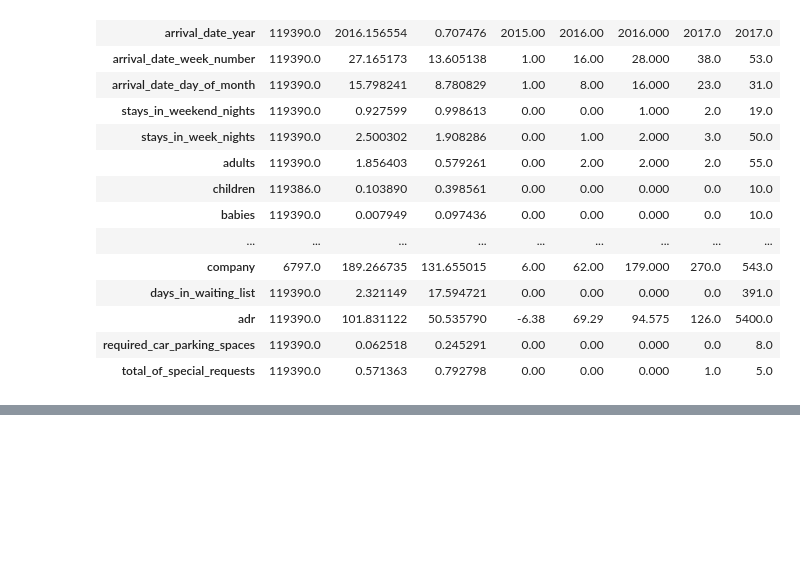
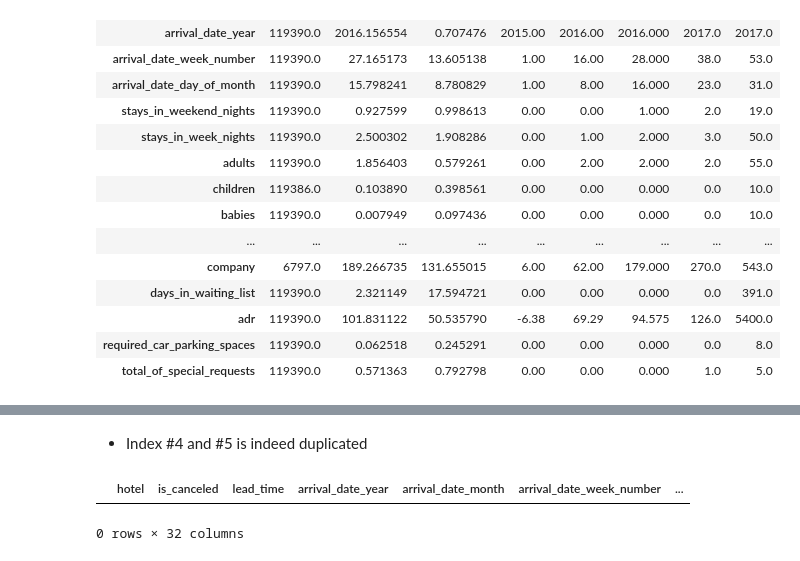
Before and after one commit to garudapaksi-yusuf/Hotel_Booking_Demand, a Jupyter notebook: Hotel_Bookings.ipynb, the cells around one changed output, grey strips where cells are left out. Drawn from its saved outputs; the diff is of its cells as text; code cells hidden in the pictures; blank space fills up the shorter version.

```diff
--- a/Hotel_Bookings.ipynb
+++ b/Hotel_Bookings.ipynb
@@ -188,0 +246,11 @@ display(data.describe(include=['object']).T, data.describe().T)
+# %% [markdown]
+* Index #4 and #5 is indeed duplicated
+# %%
+# Dropping duplicated data
+df = df.drop_duplicates(keep='first') # Keeping first instances of duplicated data
+
+# Verifying process
+df[df.duplicated()]
+# %% [output]
+|  | hotel | is_canceled | lead_time | arrival_date_year | arrival_date_month | arrival_date_week_number | ... |
+0 rows × 32 columns
```
Also changed, not shown: parts of 10 cells of this notebook.
